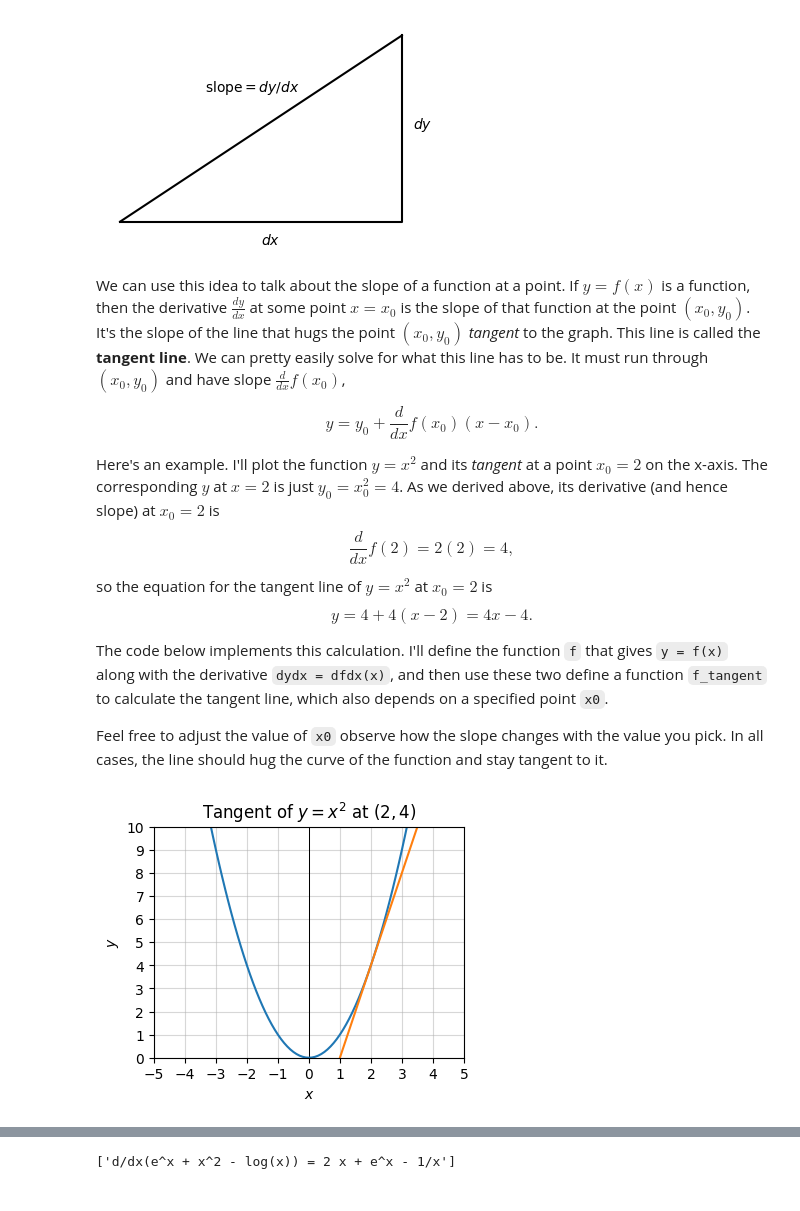
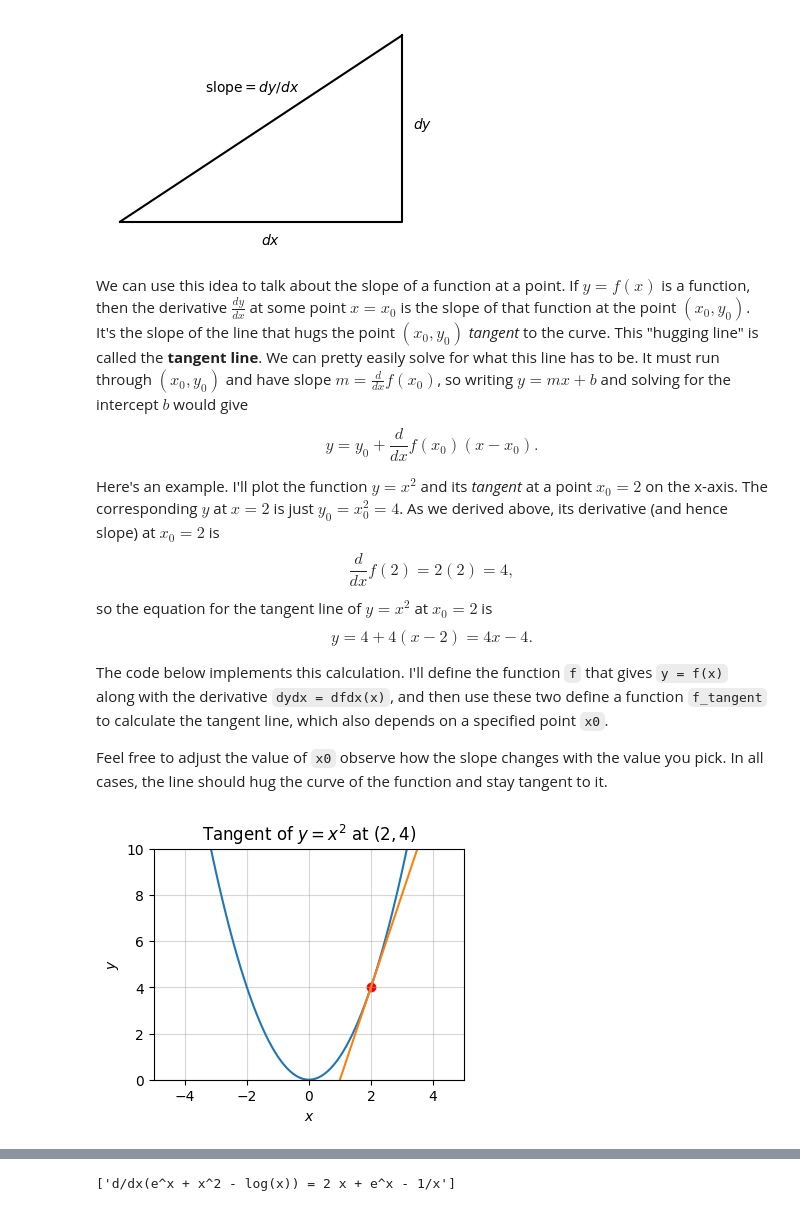
Before and after one commit to rkingery/ml-book, a Jupyter notebook: notebooks/calculus.ipynb, the cells around one changed output, grey strips where cells are left out. Saved outputs shown, nothing was run; the diff lists cells and outputs as text; code cells hidden in the pictures.

```diff
--- a/notebooks/calculus.ipynb
+++ b/notebooks/calculus.ipynb
@@ -138,7 +182,7 @@ plot_right_triangle()
 # %% [output]
 [figure]
 # %% [markdown]
-We can use this idea to talk about the slope of a function at a point. If $y=f(x)$ is a function, then the derivative $\frac{dy}{dx}$ at some point $x=x_0$ is the slope of that function at the point $(x_0,y_0)$. It's the slope of the line that hugs the point $(x_0,y_0)$ *tangent* to the graph. This line is called the **tangent line**. We can pretty easily solve for what this line has to be. It must run through $(x_0,y_0)$ and have slope $\frac{d}{dx}f(x_0)$,
+We can use this idea to talk about the slope of a function at a point. If $y=f(x)$ is a function, then the derivative $\frac{dy}{dx}$ at some point $x=x_0$ is the slope of that function at the point $(x_0,y_0)$. It's the slope of the line that hugs the point $(x_0,y_0)$ *tangent* to the curve. This "hugging line" is called the **tangent line**. We can pretty easily solve for what this line has to be. It must run through $(x_0,y_0)$ and have slope $m=\frac{d}{dx}f(x_0)$, so writing $y=mx+b$ and solving for the intercept $b$ would give
 
 $$y = y_0 + \frac{d}{dx}f(x_0)(x - x_0).$$
 
@@ -153,15 +197,15 @@ Feel free to adjust the value of `x0` observe how the slope changes with the val
 # %%
 f = lambda x: x ** 2
 dfdx = lambda x: 2 * x
 
 x0 = 2
 y0 = f(x0)
 x = np.arange(-3 * x0, 3 * x0, 0.1)
 
 f_tangent = lambda x: y0 + dfdx(x0) * (x - x0)
-plot_function(x, (f, f_tangent), (-5, 5), (0, 10), title=f'Tangent of $y=x^2$ at ${(x0,y0)}$')
+plot_tangent_line(x, x0, f, f_tangent, xlim=(-5, 5), ylim=(0, 10), title=f'Tangent of $y=x^2$ at ${(x0,y0)}$')
 # %% [output]
-[figure, old version]
+[figure, new version]
 # %% [markdown]
 Generally speaking, if the derivative $\frac{dy}{dx}$ at a point is *positive* the tangent line will slant towards the *right*. If the derivative at that point is *negative* the tangent line will slant towards the *left*. If it's zero, the tangent line there will be horizontal.
 
```
Also changed, not shown: parts of 40 cells of this notebook, 3 other files.
